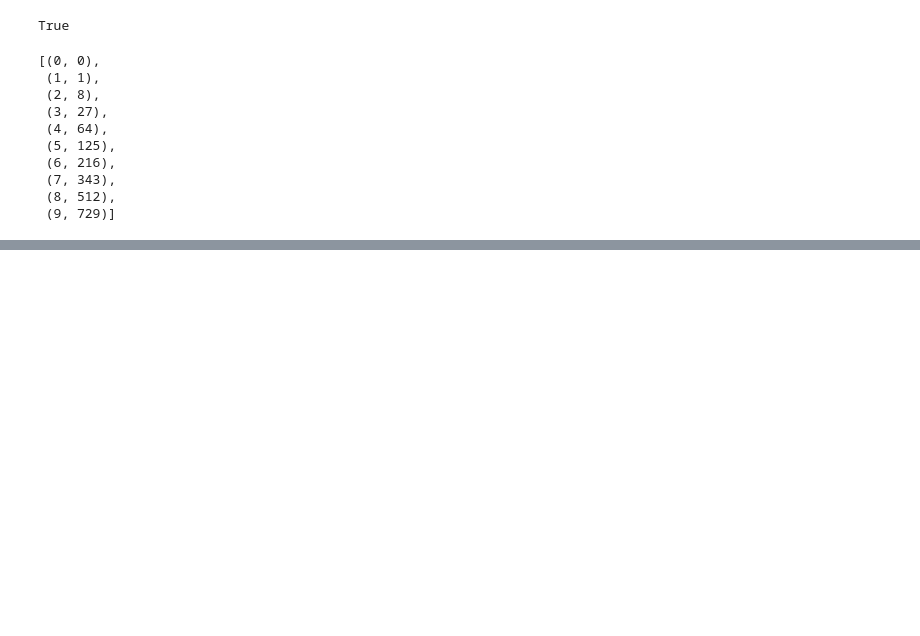
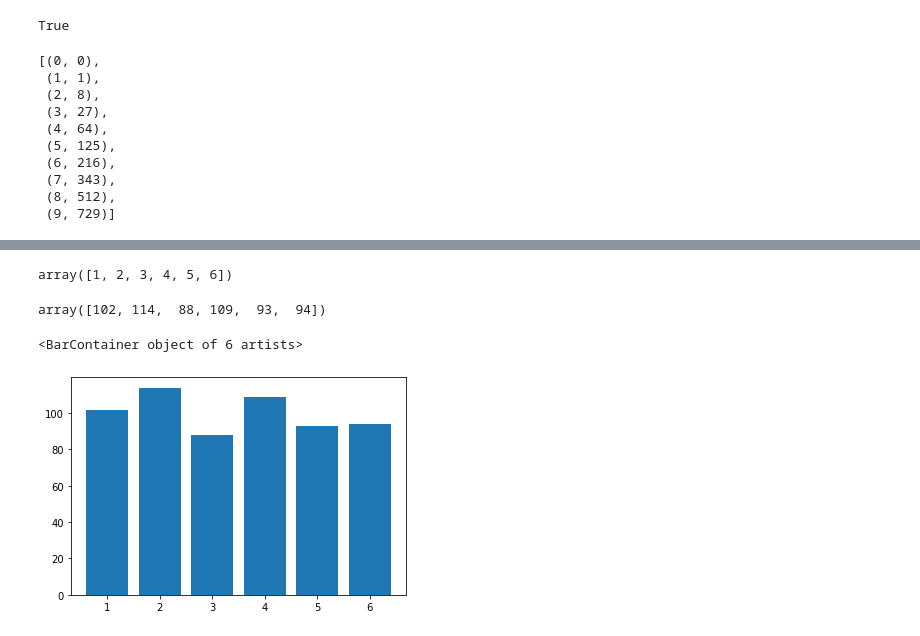
Before and after one commit to FFloresM/PythonMLDB, a Jupyter notebook: ListasYTuplas.ipynb, the cells around one changed output, grey strips where cells are left out. Drawn from its saved outputs; the diff is of its cells as text; code cells hidden in the pictures; blank space fills up the shorter version.

```diff
--- a/ListasYTuplas.ipynb
+++ b/ListasYTuplas.ipynb
@@ -474,0 +574,6 @@ cubos
+# %%
+lista= [
+    [0,1,2],
+    [1,2,3],
+    [6,7,8]
+]
@@ -474,0 +588,3 @@ cubos
+# %%
+for i in lista:
+    print(i)
@@ -474,0 +610,17 @@ cubos
+# %%
+lanzamiento = [random.randrange(1,7) for i in range(600)]
+# %%
+valor, frecuencia = np.unique(lanzamiento, return_counts=True)
+# %%
+valor
+# %% [output]
+array([1, 2, 3, 4, 5, 6])
+# %%
+frecuencia
+# %% [output]
+array([102, 114,  88, 109,  93,  94])
+# %%
+plt.bar(valor,frecuencia)
+# %% [output]
+<BarContainer object of 6 artists>
+[figure, added]
```
Also changed, not shown: parts of 31 cells of this notebook, 1 other file.
